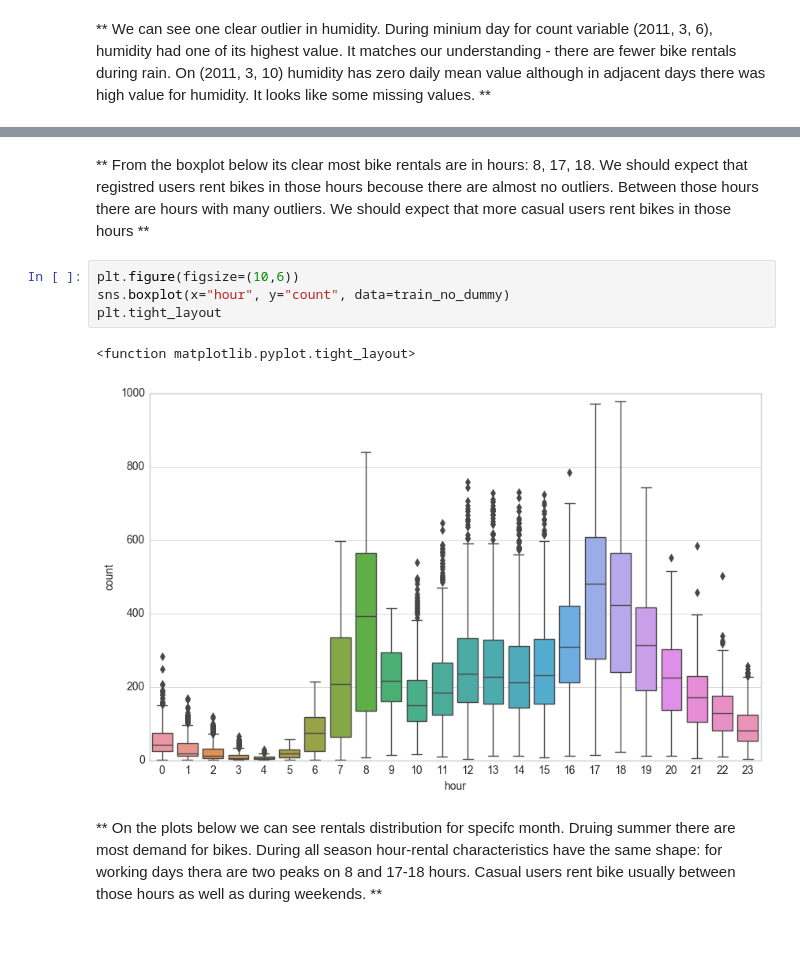
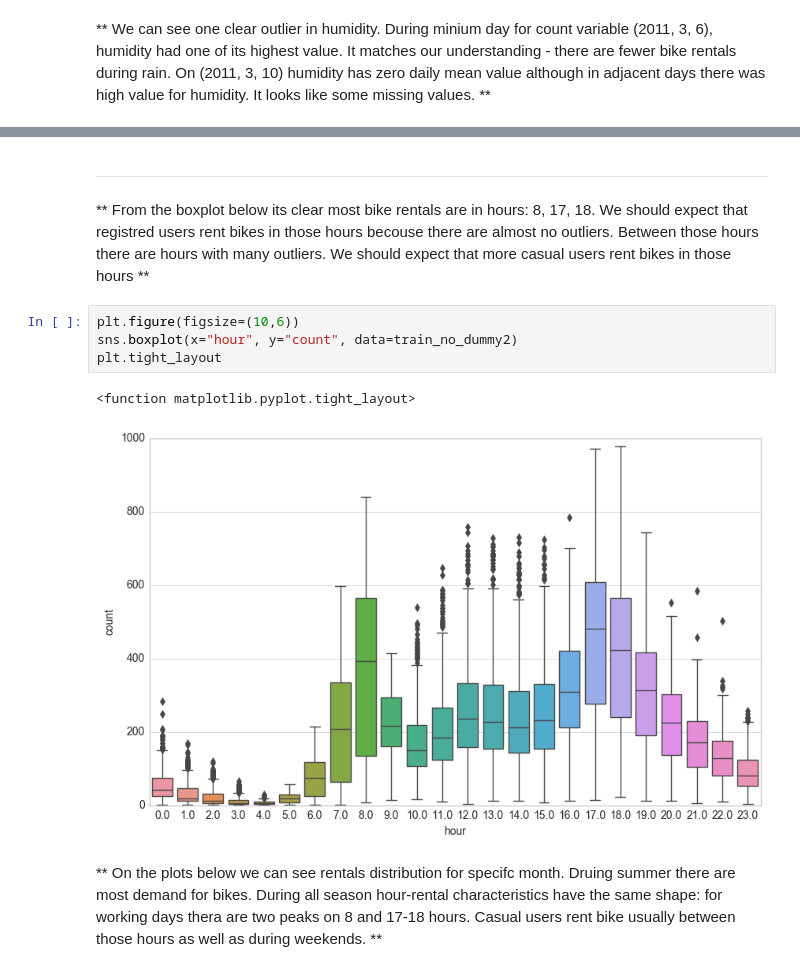
Before and after one commit to artursuchocki/kaggle_capital_bikesharing, a Jupyter notebook: Capital Bike - Project Exercise - Solutions.ipynb, the cells around one changed output, grey strips where cells are left out. Drawn from its saved outputs; the diff is of its cells as text; blank space fills up the shorter version.

```diff
--- a/Capital Bike - Project Exercise - Solutions.ipynb
+++ b/Capital Bike - Project Exercise - Solutions.ipynb
@@ -541,12 +682,13 @@ all_daily_mean.ix[unique_outliers]
 # %% [markdown]
+___
 ** From the boxplot below its clear most bike rentals are  in hours: 8, 17, 18. We should expect that registred users rent bikes in those hours becouse there are almost no outliers. Between those hours there are hours with many outliers. We should expect that more casual users rent bikes in those hours  **
 # %%
 plt.figure(figsize=(10,6))
-sns.boxplot(x="hour", y="count", data=train_no_dummy)
+sns.boxplot(x="hour", y="count", data=train_no_dummy2)
 plt.tight_layout
 # %% [output]
 <function matplotlib.pyplot.tight_layout>
-[figure, old version]
+[figure, new version]
 # %% [markdown]
 ** On the plots below we can see rentals distribution for specifc month. Druing summer there are most demand for bikes. During all season hour-rental characteristics have the same shape: for working days thera are two peaks on 8 and 17-18 hours. Casual users rent bike usually between those hours as well as during weekends. **
 # %%
```
Also changed, not shown: parts of 66 cells of this notebook, 2 other files.
